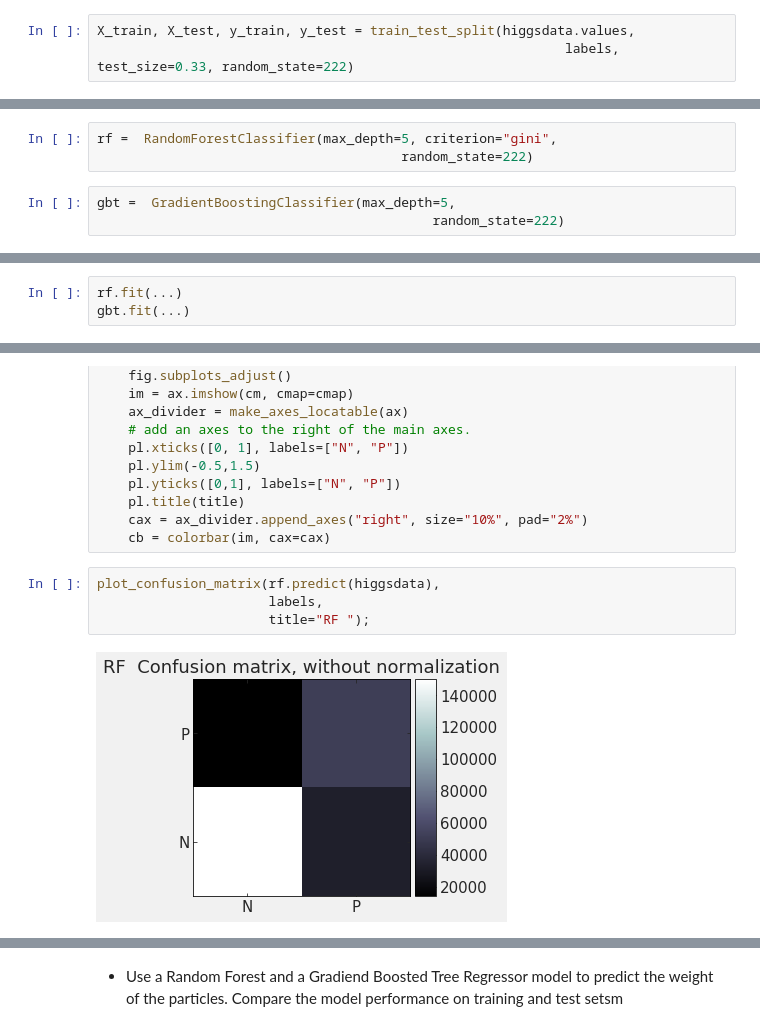
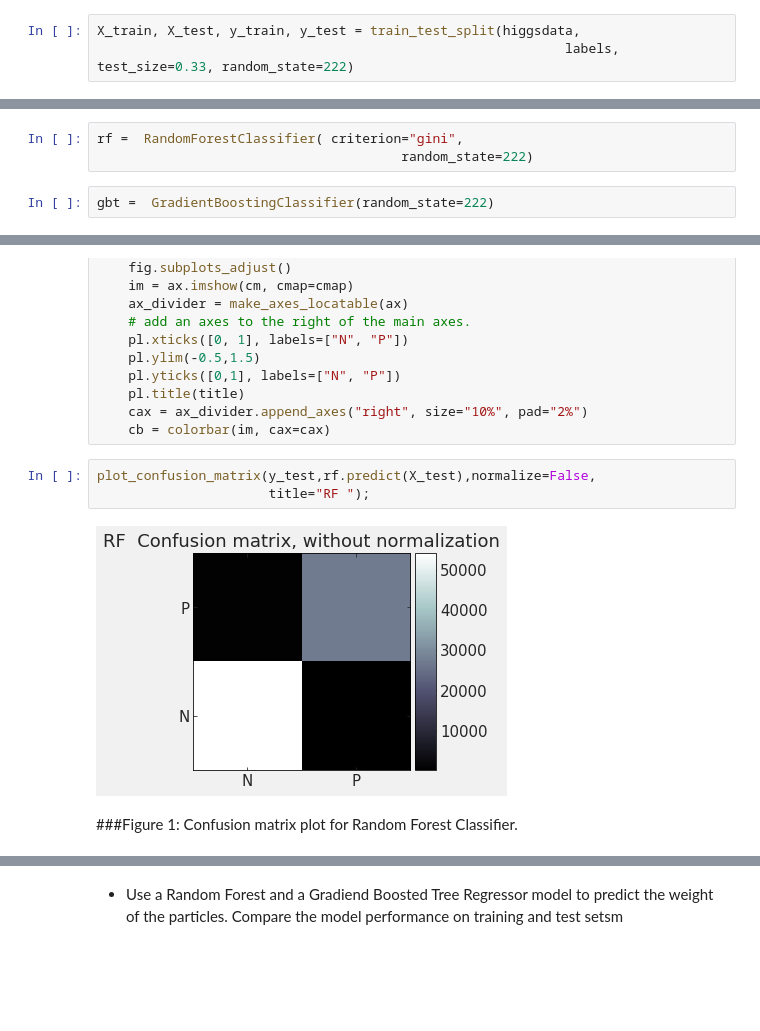
Before and after one commit to narayan-paudel/DSPS_EPAUDEL, a Jupyter notebook: HW9_ePaudel/higgsbosonSearch.ipynb, the cells around one changed output, grey strips where cells are left out. Drawn from its saved outputs; the diff is of its cells as text; blank space fills up the shorter version.

```diff
--- a/HW9_ePaudel/higgsbosonSearch.ipynb
+++ b/HW9_ePaudel/higgsbosonSearch.ipynb
@@ -203,5 +220,5 @@ Parameters currently in use:
 # %%
-X_train, X_test, y_train, y_test = train_test_split(higgsdata.values,
+X_train, X_test, y_train, y_test = train_test_split(higgsdata,
                                                             labels, test_size=0.33, random_state=222)
 # %%
 X_train.shape, X_test.shape
@@ -212,11 +229,10 @@ y_train.shape, y_test.shape
 # %% [output]
 ((167500,), (82500,))
 # %%
-rf =  RandomForestClassifier(max_depth=5, criterion="gini",
+rf =  RandomForestClassifier( criterion="gini",
                                        random_state=222)
 # %%
-gbt =  GradientBoostingClassifier(max_depth=5,
-                                           random_state=222)
+gbt =  GradientBoostingClassifier(random_state=222)
 # %%
 rf.fit(X_train, y_train)
 # %% [output]
@@ -282,5 +298,2 @@ gbt.score(X_test, y_test)
-# %%
-rf.fit(...)
-gbt.fit(...)
 # %% [markdown]
 calculate the  scores for the training and test sets and evaluate  overtraining etc
@@ -323,9 +334,10 @@ def plot_confusion_matrix(y_true, y_pred,
     cax = ax_divider.append_axes("right", size="10%", pad="2%")
     cb = colorbar(im, cax=cax)
 # %%
-plot_confusion_matrix(rf.predict(higgsdata),
-                      labels,
+plot_confusion_matrix(y_test,rf.predict(X_test),normalize=False,
                       title="RF ");
 # %% [output]
-[figure, old version]
+[figure, new version]
+# %% [markdown]
+###Figure 1: Confusion matrix plot for Random Forest Classifier.
 # %%
```
Also changed, not shown: parts of 45 cells of this notebook.
